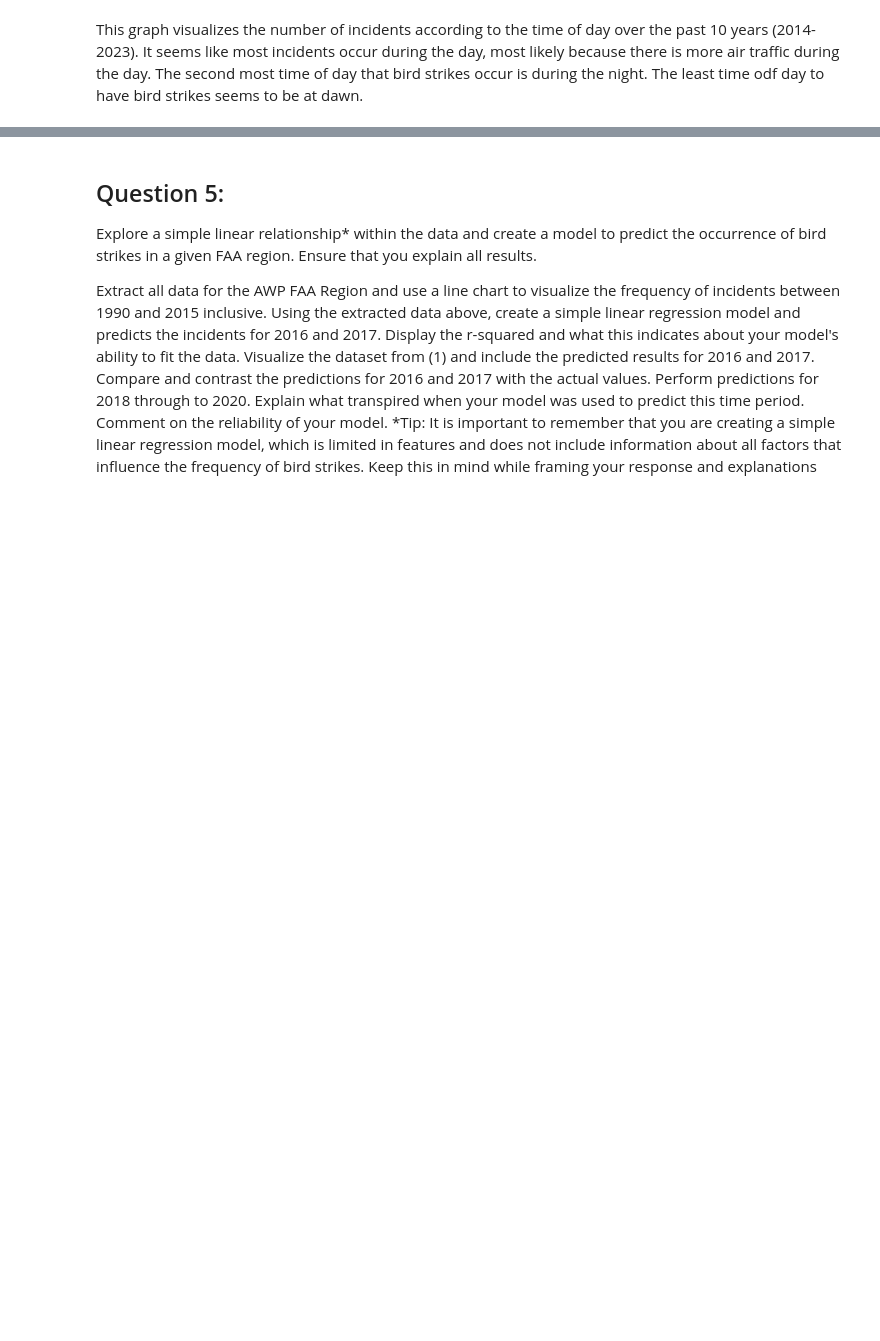
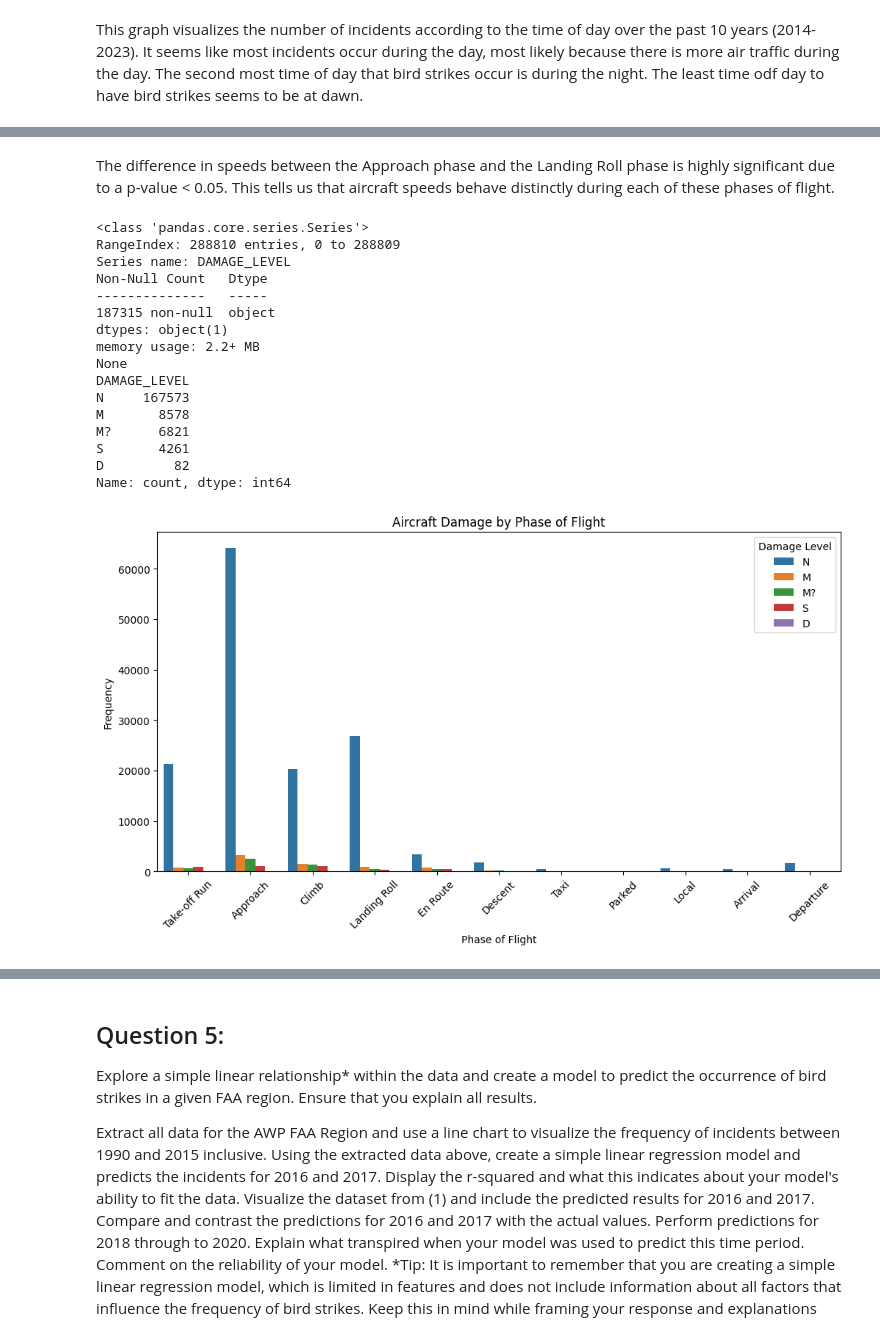
Before and after one commit to Halfgear/DS3000-Group-Project-2, a Jupyter notebook: DS3000.Practicum.2.ipynb, the cells around one changed output, grey strips where cells are left out. Saved outputs shown, nothing was run; the diff lists cells and outputs as text; code cells hidden in the pictures; blank space fills up the shorter version.

```diff
--- a/DS3000.Practicum.2.ipynb
+++ b/DS3000.Practicum.2.ipynb
@@ -312,0 +482,38 @@ Visualize the data, state the hypothesis and explain if it is statistically sign
+# %% [markdown]
+The difference in speeds between the Approach phase and the Landing Roll phase is highly significant due to a p-value < 0.05. This tells us that aircraft speeds behave distinctly during each of these phases of flight.
+# %%
+# Create a visualization of the aircraft damage grouped by phase of flight.
+# Evaluate if the results are statistically significant. Ensure that you use the appropriate test.
+print(df['DAMAGE_LEVEL'].info())
+print(df['DAMAGE_LEVEL'].value_counts()) # only 187315 non-null values, so will drop missing values, as imputation will skew the data and the distruibution
+
+filtered_df_damage = df.dropna(subset=['DAMAGE_LEVEL', 'PHASE_OF_FLIGHT'])
+
+# Both are categorical variables:
+plt.figure(figsize = (12, 6))
+sns.countplot(data = filtered_df_damage, x ='PHASE_OF_FLIGHT', hue ='DAMAGE_LEVEL')
+
+plt.xlabel('Phase of Flight')
+plt.ylabel('Frequency')
+plt.title('Aircraft Damage by Phase of Flight')
+plt.xticks(rotation = 45)  # Rotate labels for readability
+plt.legend(title ='Damage Level')
+plt.show()
+# %% [output]
+<class 'pandas.core.series.Series'>
+RangeIndex: 288810 entries, 0 to 288809
+Series name: DAMAGE_LEVEL
+Non-Null Count   Dtype
+--------------   -----
+187315 non-null  object
+dtypes: object(1)
+memory usage: 2.2+ MB
+None
+DAMAGE_LEVEL
+N     167573
+M       8578
+M?      6821
+S       4261
+D         82
+Name: count, dtype: int64
+[figure, added]
```
Also changed, not shown: parts of 25 cells of this notebook, 3 other files.
